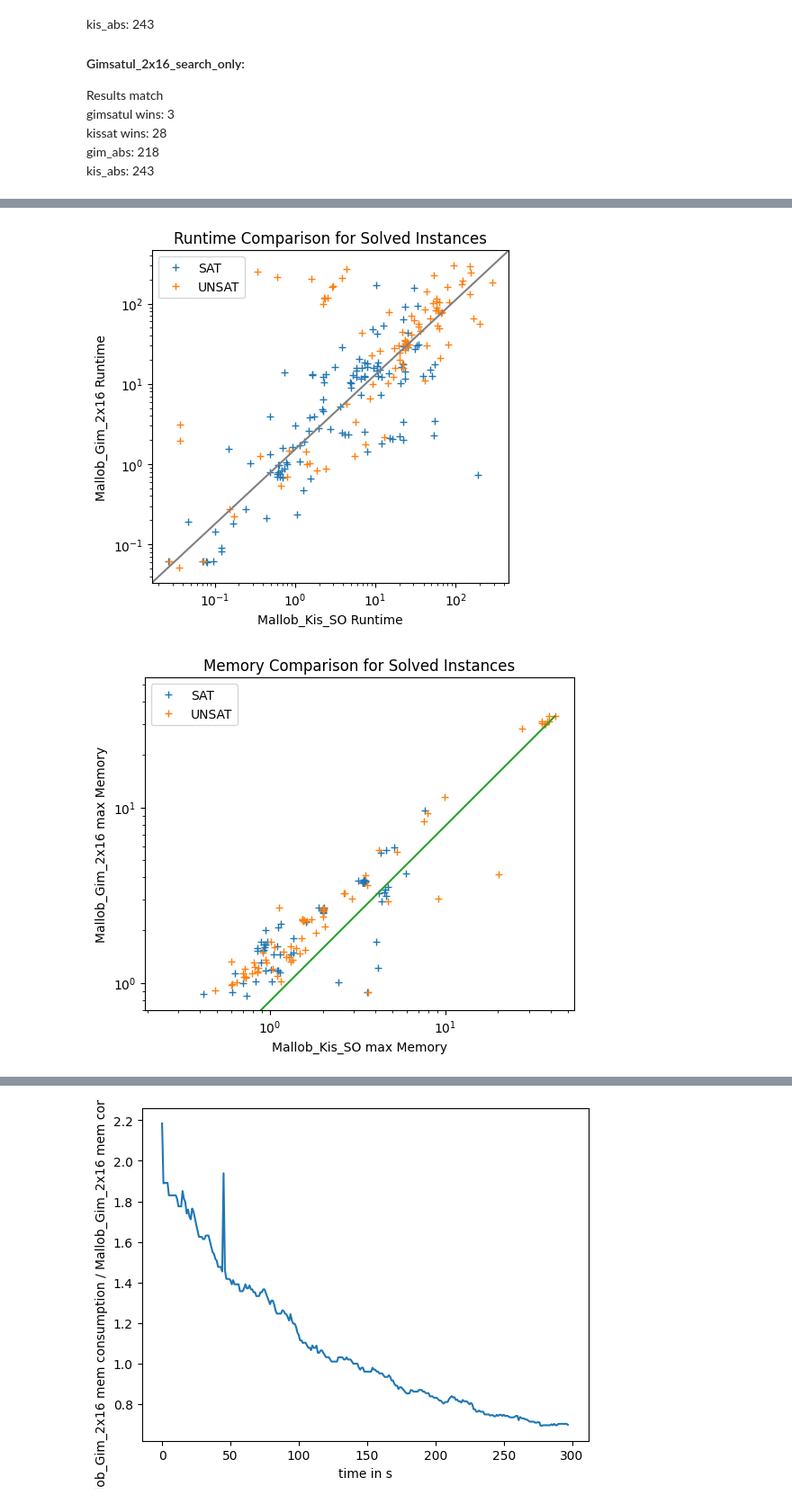
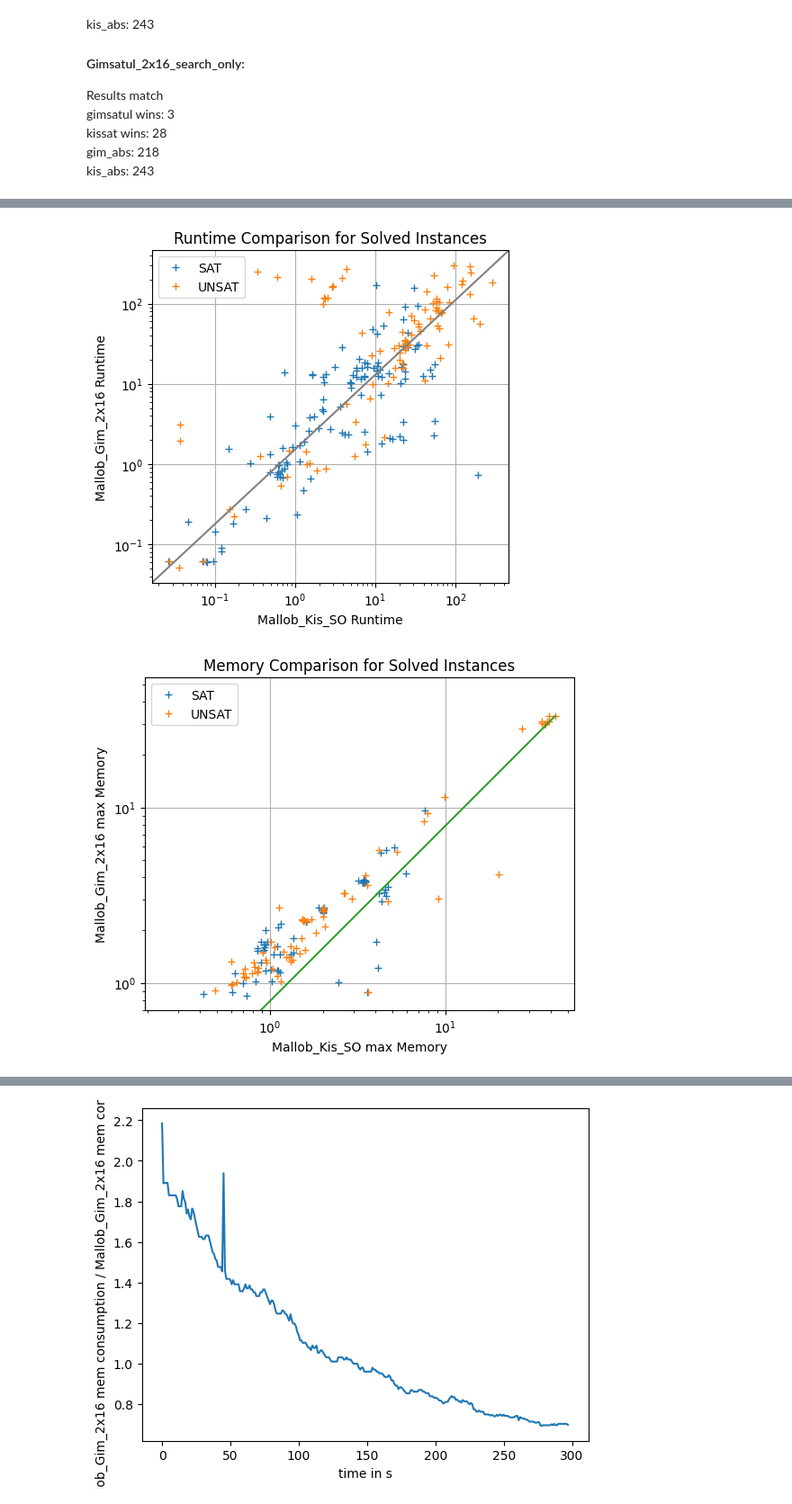
Before and after one commit to rubenGoetz/mallob, a Jupyter notebook: notebooks/plot_data.ipynb, the cells around one changed output, grey strips where cells are left out. Shown at 90% size. Saved outputs shown, nothing was run; the diff lists cells and outputs as text; code cells hidden in the pictures.

```diff
--- a/notebooks/plot_data.ipynb
+++ b/notebooks/plot_data.ipynb
@@ -30,7 +30,7 @@ solver_names = [#'Mallob_Kis',
                 'Mallob_Kis_SO',
                 # 'Plain_Gim',
                 # 'Mallob_Gim_SO',
-                'Kissat_serial',
+                'Serial',
                 'Mallob_Gim_2x16',]
 # %% [markdown]
 ### Compare 2 Results
@@ -286,6 +285,7 @@ df_solved = df_overview[[f"{solver_1_name}_result",
                          f"{solver_2_name}_result",
                          f"{solver_2_name}_memory",
                          f"{solver_2_name}_runtime",
+                         'Serial_runtime',
                          'variables',
                          'clauses']]
 df_solved = df_solved[df_solved[f"{solver_1_name}_result"] != 0]
@@ -305,35 +305,37 @@ plt.legend(['SAT', 'UNSAT'])
 plt.title('Runtime Comparison for Solved Instances')
 plt.xlabel(f"{solver_1_name} Runtime")
 plt.ylabel(f"{solver_2_name} Runtime")
 plt.axis('square')
 ax = plt.subplot()
 ax.plot([0, 1], [0, 1], transform=ax.transAxes, color='grey')
+plt.grid()
 plt.show()
 
 
 # 2D Mem for solved instances only
 
 plt.plot(df_solved[df_solved[f"{solver_1_name}_result"] == 1][f"{solver_1_name}_memory"],
          df_solved[df_solved[f"{solver_2_name}_result"] == 1][f"{solver_2_name}_memory"],
          '+')
 plt.plot(df_solved[df_solved[f"{solver_1_name}_result"] == -1][f"{solver_1_name}_memory"],
          df_solved[df_solved[f"{solver_2_name}_result"] == -1][f"{solver_2_name}_memory"],
          '+')
 plt.plot([0, max(df_solved[df_solved[f"{solver_1_name}_result"] != 0][f"{solver_1_name}_memory"])],
          [0, max(df_solved[df_solved[f"{solver_2_name}_result"] != 0][f"{solver_2_name}_memory"])])
 plt.xscale('log')
 plt.yscale('log')
 plt.legend(['SAT', 'UNSAT'])
 plt.title('Memory Comparison for Solved Instances')
 plt.xlabel(f"{solver_1_name} max Memory")
 plt.ylabel(f"{solver_2_name} max Memory")
 plt.axis('square')
 #ax = plt.subplot()
 #ax.plot([0, 1], [0, 1], transform=ax.transAxes, color='grey')
+plt.grid()
 plt.show()
 # %% [output]
-[figure, old version]
+[figure, new version]
-[figure, old version]
+[figure, new version]
 # %%
 # Plot max memory diff
 diff = [row[f"{solver_1_name}_memory"] - row[f"{solver_2_name}_memory"]
```
Also changed, not shown: parts of 9 cells of this notebook, 2 other files.
